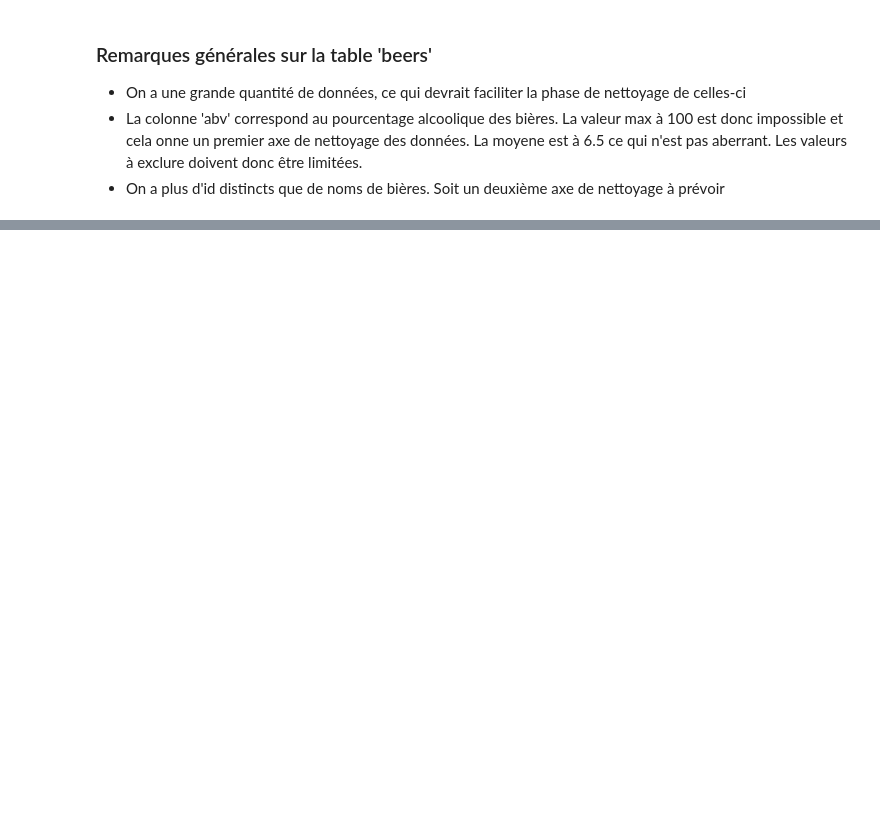
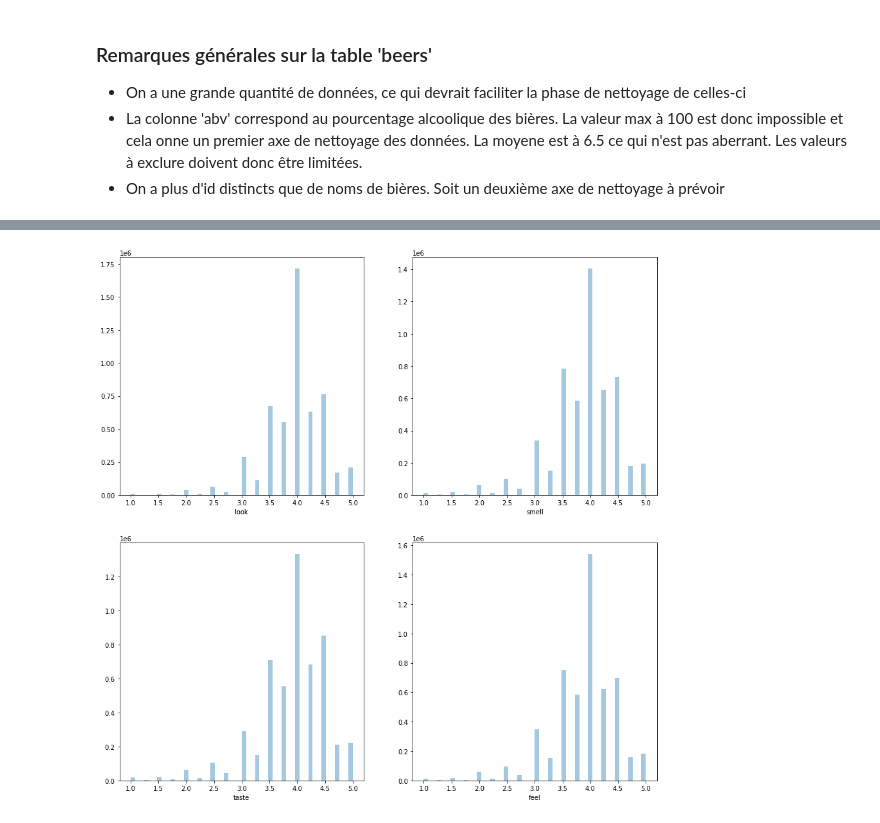
Before and after one commit to rhomain-rangeay/Projet-Python-pour-le-Data-Scientist, a Jupyter notebook: Projet_python_data_scientist.ipynb, the cells around one changed output, grey strips where cells are left out. Saved outputs shown, nothing was run; the diff lists cells and outputs as text; code cells hidden in the pictures; blank space fills up the shorter version.

```diff
--- a/Projet_python_data_scientist.ipynb
+++ b/Projet_python_data_scientist.ipynb
@@ -88,0 +215,13 @@ beers[beers['abv'] > 67.5]
+# %%
+figure = plt.figure(1, figsize = (15, 15))
+plt.subplot(221)
+sns.distplot(reviews.look, kde = False)
+plt.subplot(222)
+sns.distplot(reviews.smell, kde = False)
+plt.subplot(223)
+sns.distplot(reviews.taste, kde = False)
+plt.subplot(224)
+sns.distplot(reviews.feel, kde = False)
+plt.show()
+# %% [output]
+[figure, added]
```
Also changed, not shown: parts of 25 cells of this notebook.
